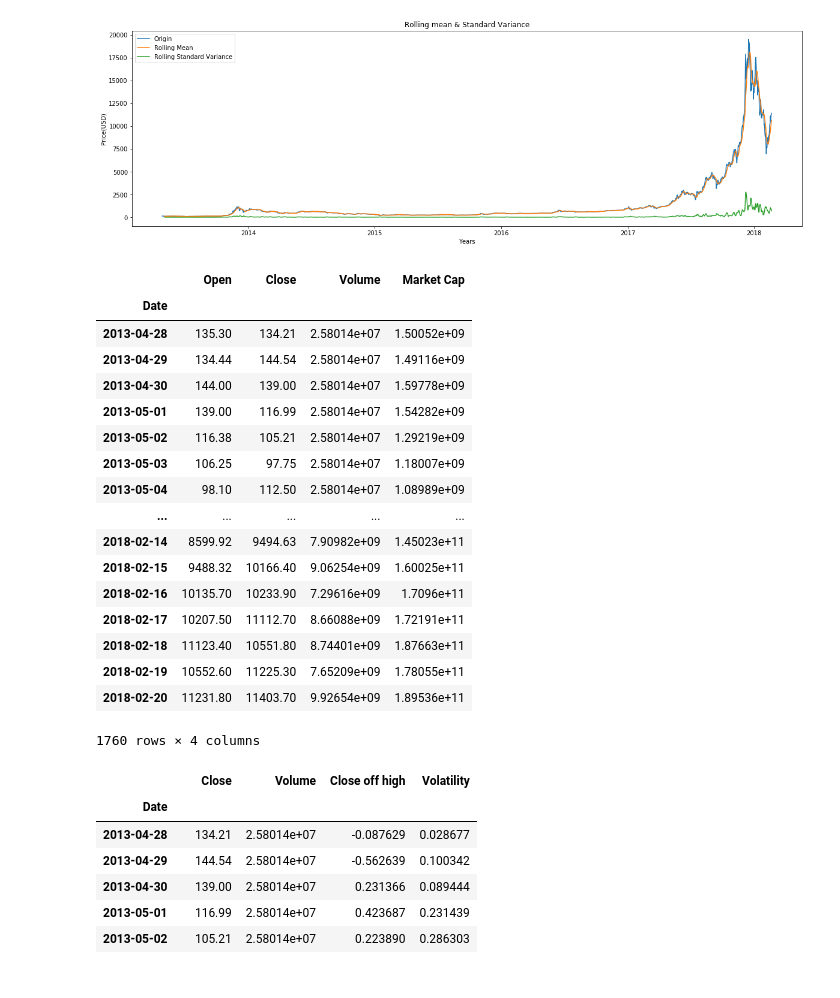
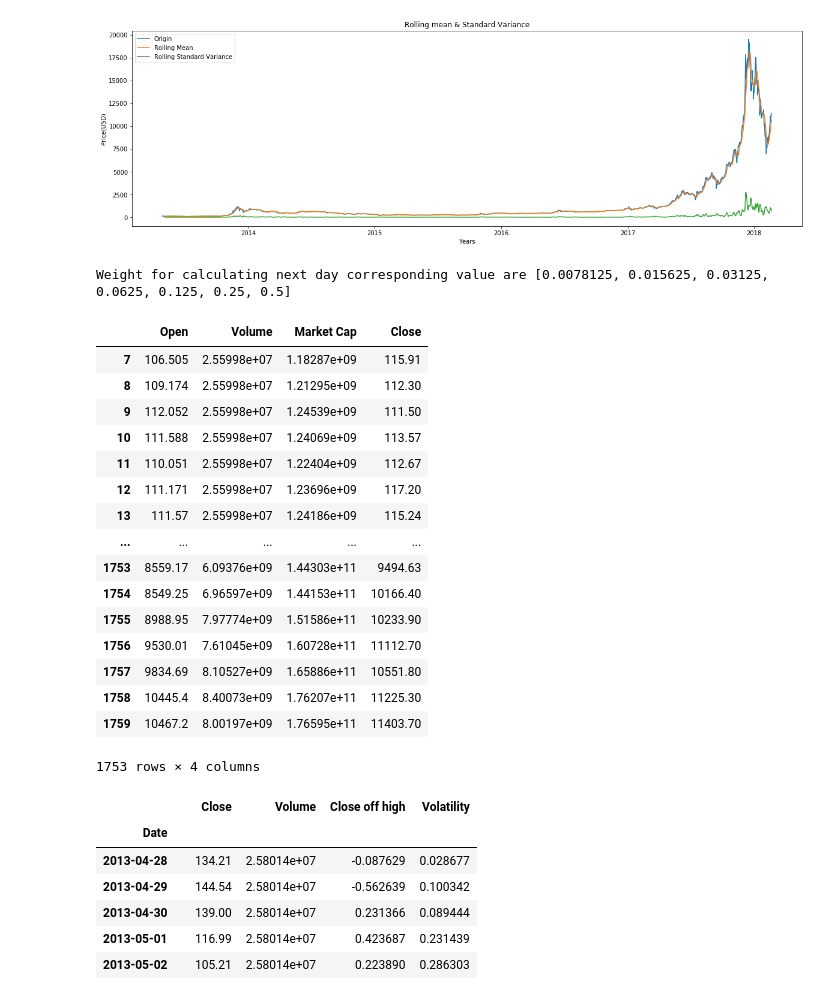
Before and after one commit to meng1994412/Bitcoin_Price_Predictor, a Jupyter notebook: code/Bitcoin_data_preprocessing.ipynb, the cells around one changed output. Drawn from its saved outputs; the diff is of its cells as text; code cells hidden in the pictures.

Commit message:
Bitcoin price data preprocessing done

```diff
--- a/code/Bitcoin_data_preprocessing.ipynb
+++ b/code/Bitcoin_data_preprocessing.ipynb
@@ -156,7 +156,25 @@ plt.show()
 # %%
 # bitcoin dataset #1
 # change dataset by removing the Open, High, Low dataset
-bitcoin_1 = bitcoin[['Open', 'Close', 'Volume', 'Market Cap']]
+bitcoin_1 = bitcoin[['Open', 'Volume', 'Market Cap']]
+bitcoin_1_cal = np.array(bitcoin_1)
+
+# use previous 7 days data (Open, Volume, Market Cap) to find next day's Open, Volume, Market Cap data value.
+weight = [2**(-(7-i)) for i in range(7)]
+print("Weight for calculating next day corresponding value are", str(weight))
+for i in range(7, bitcoin_1.shape[0]):
+    bitcoin_1_cal[i] = np.dot(weight, bitcoin_1[i - 7 : i])
+
+# concatenate Close dataset (column) to new datasets of Open, Volume, Market Cap
+bitcoin_1_cal = pd.DataFrame(bitcoin_1_cal)
+bitcoin_close = pd.DataFrame(np.array(bitcoin_close))
+bitcoin_close.columns = ['4']
+
+bitcoin_1_cal = pd.concat([bitcoin_1_cal, bitcoin_close], axis = 1)
+bitcoin_1_cal.columns = ['Open', 'Volume', 'Market Cap', 'Close']
+# since we use previous 7 days data of Open, Volume, and Market Cap to find next day corresponding data
+# we drop the first 7 days data values
+bitcoin_1_cal = bitcoin_1_cal[7:]
 
 # bitcoin dataset #2
 # replace the Open, High, Low, Market Cap dataset with adding Close off high, Volatility datasets
@@ -164,28 +182,29 @@ kwargs = {"Close off high": lambda x: 2 * (x['High'] - x['Close']) / (x['High']
          "Volatility": lambda x: (x['High'] - x['Low']) / (x['Open'])}
 bitcoin_2 = bitcoin.assign(**kwargs)
 bitcoin_2 = bitcoin_2[['Close', 'Volume', 'Close off high', 'Volatility']]
+# %% [output]
+Weight for calculating next day corresponding value are [0.0078125, 0.015625, 0.03125, 0.0625, 0.125, 0.25, 0.5]
 # %%
-# check dataset #1
-bitcoin_1
+# check the dataset #1
+bitcoin_1_cal
 # %% [output]
-|  | Open | Close | Volume | Market Cap |
-| Date |  |  |  |  |
-| 2013-04-28 | 135.30 | 134.21 | 2.58014e+07 | 1.50052e+09 |
-| 2013-04-29 | 134.44 | 144.54 | 2.58014e+07 | 1.49116e+09 |
-| 2013-04-30 | 144.00 | 139.00 | 2.58014e+07 | 1.59778e+09 |
-| 2013-05-01 | 139.00 | 116.99 | 2.58014e+07 | 1.54282e+09 |
-| 2013-05-02 | 116.38 | 105.21 | 2.58014e+07 | 1.29219e+09 |
-| 2013-05-03 | 106.25 | 97.75 | 2.58014e+07 | 1.18007e+09 |
-| 2013-05-04 | 98.10 | 112.50 | 2.58014e+07 | 1.08989e+09 |
+|  | Open | Volume | Market Cap | Close |
+| 7 | 106.505 | 2.55998e+07 | 1.18287e+09 | 115.91 |
+| 8 | 109.174 | 2.55998e+07 | 1.21295e+09 | 112.30 |
+| 9 | 112.052 | 2.55998e+07 | 1.24539e+09 | 111.50 |
+| 10 | 111.588 | 2.55998e+07 | 1.24069e+09 | 113.57 |
+| 11 | 110.051 | 2.55998e+07 | 1.22404e+09 | 112.67 |
+| 12 | 111.171 | 2.55998e+07 | 1.23696e+09 | 117.20 |
+| 13 | 111.57 | 2.55998e+07 | 1.24186e+09 | 115.24 |
 | ... | ... | ... | ... | ... |
-| 2018-02-14 | 8599.92 | 9494.63 | 7.90982e+09 | 1.45023e+11 |
-| 2018-02-15 | 9488.32 | 10166.40 | 9.06254e+09 | 1.60025e+11 |
-| 2018-02-16 | 10135.70 | 10233.90 | 7.29616e+09 | 1.7096e+11 |
-| 2018-02-17 | 10207.50 | 11112.70 | 8.66088e+09 | 1.72191e+11 |
-| 2018-02-18 | 11123.40 | 10551.80 | 8.74401e+09 | 1.87663e+11 |
-| 2018-02-19 | 10552.60 | 11225.30 | 7.65209e+09 | 1.78055e+11 |
-| 2018-02-20 | 11231.80 | 11403.70 | 9.92654e+09 | 1.89536e+11 |
+| 1753 | 8559.17 | 6.09376e+09 | 1.44303e+11 | 9494.63 |
+| 1754 | 8549.25 | 6.96597e+09 | 1.44153e+11 | 10166.40 |
+| 1755 | 8988.95 | 7.97774e+09 | 1.51586e+11 | 10233.90 |
+| 1756 | 9530.01 | 7.61045e+09 | 1.60728e+11 | 11112.70 |
+| 1757 | 9834.69 | 8.10527e+09 | 1.65886e+11 | 10551.80 |
+| 1758 | 10445.4 | 8.40073e+09 | 1.76207e+11 | 11225.30 |
+| 1759 | 10467.2 | 8.00197e+09 | 1.76595e+11 | 11403.70 |
-1760 rows × 4 columns
+1753 rows × 4 columns
 # %%
 # check dataset #2
 bitcoin_2
```
Also changed, not shown: parts of 4 cells of this notebook.
